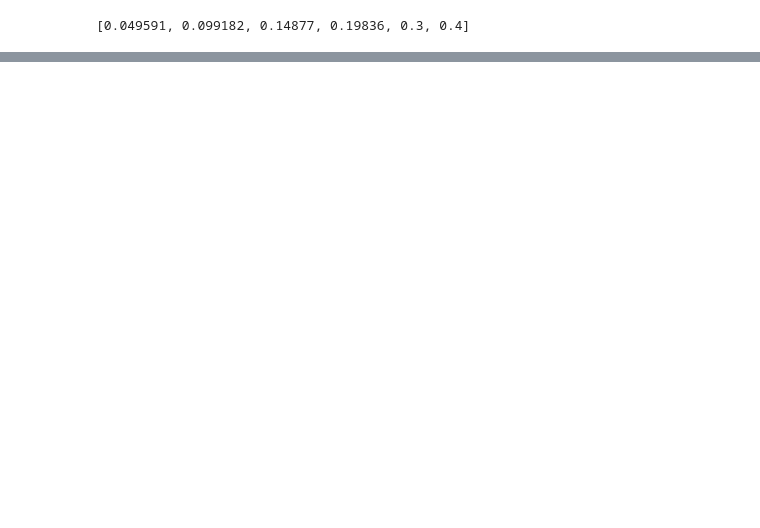
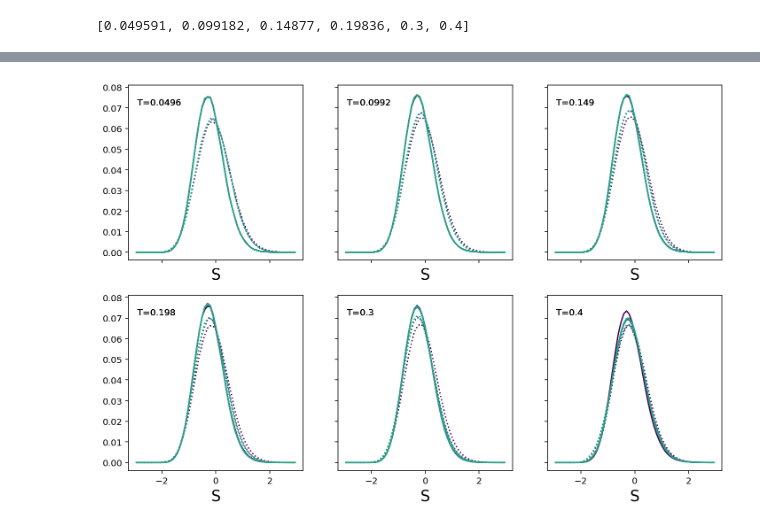
Before and after one commit to ianrgraham/monk, a Jupyter notebook: workflows/2d-osc-shear/notebooks/paper1-v2/paper1-040224-no-shear-short-analyze-phop.ipynb, the cells around one changed output, grey strips where cells are left out. Saved outputs shown, nothing was run; the diff lists cells and outputs as text; code cells hidden in the pictures; blank space fills up the shorter version.

```diff
--- a/workflows/2d-osc-shear/notebooks/paper1-v2/paper1-040224-no-shear-short-analyze-phop.ipynb
+++ b/workflows/2d-osc-shear/notebooks/paper1-v2/paper1-040224-no-shear-short-analyze-phop.ipynb
@@ -278,0 +184,36 @@ KeyboardInterrupt:
+# %%
+fig, axs = plt.subplots(2, 3, figsize=(12, 8), sharex=True, sharey=True)
+cmap = plt.get_cmap("viridis")
+norm = colors.Normalize(vmin=0, vmax=5)
+
+axs = axs.ravel()
+
+for key, val in output.items():
+
+    idx = temps.index(key.temp)
+
+    plt.sca(axs[idx])
+    c = cmap(norm(key.iter))
+
+    if key.prep == "ESL":
+        ls = "-"
+    else:
+        ls = ":"
+
+    df = pl.concat(val).explode(["soft", "phop", "id"])
+
+    bins = np.linspace(-3, 3, 60)
+    H, _ = np.histogram(df["soft"], bins=bins)
+    H = H / H.sum()
+    centers = (bins[:-1] + bins[1:]) / 2
+    plt.plot(centers, H, color=c, linestyle=ls)
+
+    if key.prep == "ESL":
+        # plt.yscale('log')
+        # plt.ylabel(r"", size="xx-large")
+        plt.xlabel(r"S", size="xx-large")
+        plt.text(0.05, 0.9, f"T={key.temp:.3}", transform=axs[idx].transAxes, va="center")
+
+plt.savefig("images/softness_dists.png", dpi=300, bbox_inches="tight")
+# %% [output]
+[figure, added]
```
Also changed, not shown: parts of 11 cells of this notebook, 9 other files.
